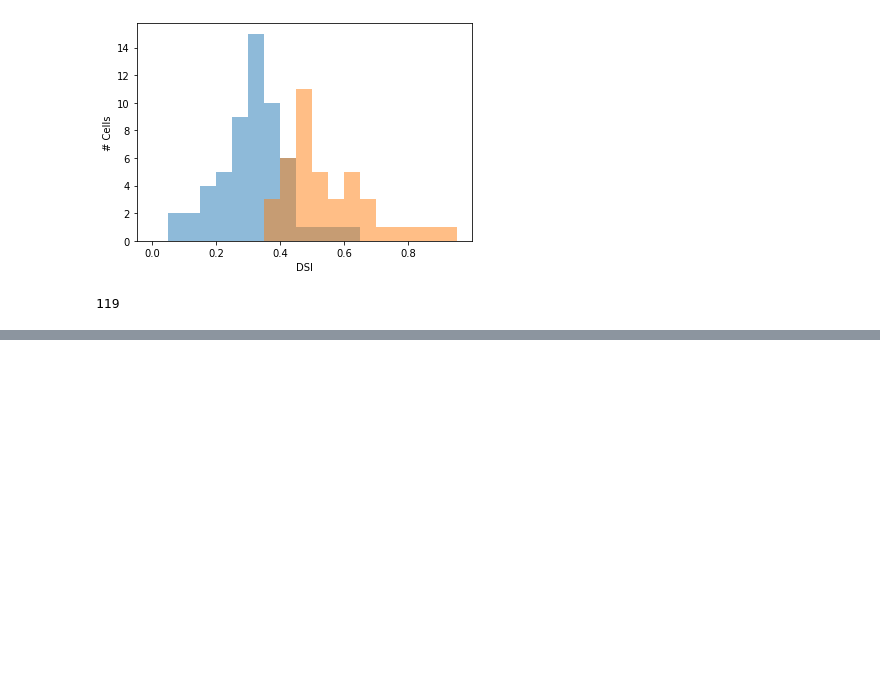
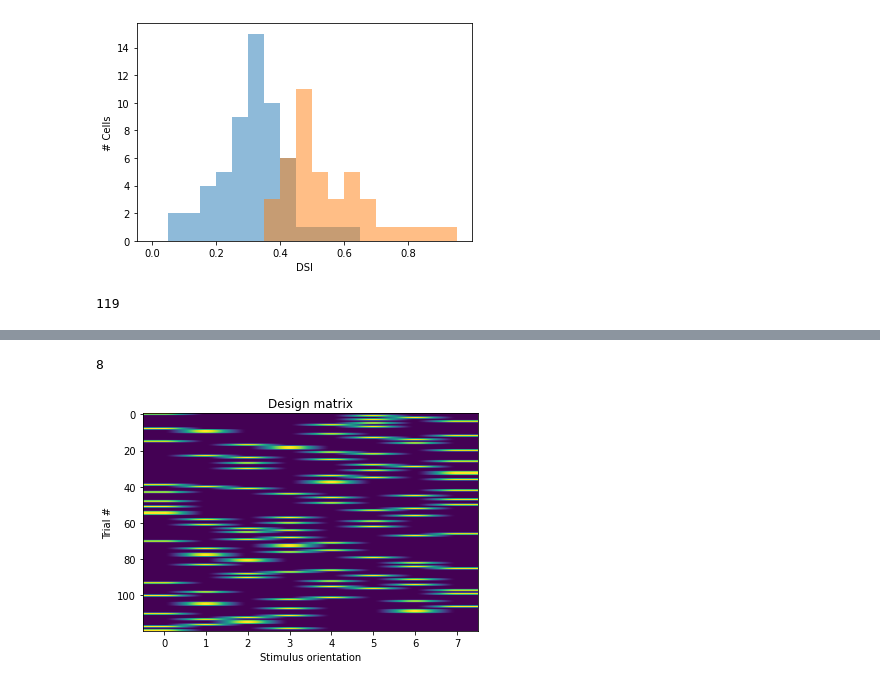
Before and after one commit to AllenInstitute/swdb_neural_encoding, a Jupyter notebook: code/Day1Exercises_w_solutions.ipynb, the cells around one changed output, grey strips where cells are left out. Cells and saved outputs as stored; diff of their text form; code cells hidden in the pictures; blank space fills up the shorter version.

```diff
--- a/code/Day1Exercises_w_solutions.ipynb
+++ b/code/Day1Exercises_w_solutions.ipynb
@@ -510,0 +537,44 @@ num_cells
+# %%
+gratings = boc.get_ophys_experiment_analysis(ophys_experiment_id=session_id, stimulus_type='drifting_gratings')
+events = boc.get_ophys_experiment_events(ophys_experiment_id=session_id)#[cell_idx,:]
+stim_table = gratings.stim_table
+# %%
+orientation = np.zeros((len(stim_table)))
+temp_freq = np.zeros((len(stim_table)))
+mean_response_all_cells = np.zeros((len(stim_table),len(gratings.cell_id)))
+
+for ii in range(len(stim_table)):
+    orientation[ii] = stim_table.orientation[ii]
+    temp_freq[ii] = stim_table.temporal_frequency[ii]
+    for cc in range(len(gratings.cell_id)):
+        this_response =  events[cc,stim_table.start[ii]:stim_table.start[ii]+60]
+        mean_response_all_cells[ii,cc] = this_response.mean()
+# %%
+orientation = orientation[temp_freq==2]
+mean_response_all_cells = mean_response_all_cells[temp_freq==2,:]
+# %%
+# Build a matrix for every stimulus condition
+stims = np.vstack([orientation]).T
+
+# Each stimulus condition has a unique identity
+stimuli,stim_index,counts = np.unique(stims,axis=0,return_counts=True,return_inverse=True)
+
+# Confirm that there should be 8 unique stimuli
+print(len(stimuli))
+# %% [output]
+8
+# %%
+# Build the design matrix
+X = np.zeros((len(stim_index),len(stimuli)))
+for ii in range(len(stim_index)):
+    X[ii,stim_index[ii]] = 1
+
+fig,ax = plt.subplots()
+ax.imshow(X,aspect='auto') # note that matplotlib interpolates images by default; preventing this behavior requires changing settings..so just know these are 1s and 0s
+ax.set_xlabel('Stimulus orientation')
+ax.set_ylabel('Trial #')
+plt.title('Design matrix')
+
+plt.show()
+# %% [output]
+[figure, added]
```
Also changed, not shown: parts of 23 cells of this notebook, 1 other file.
